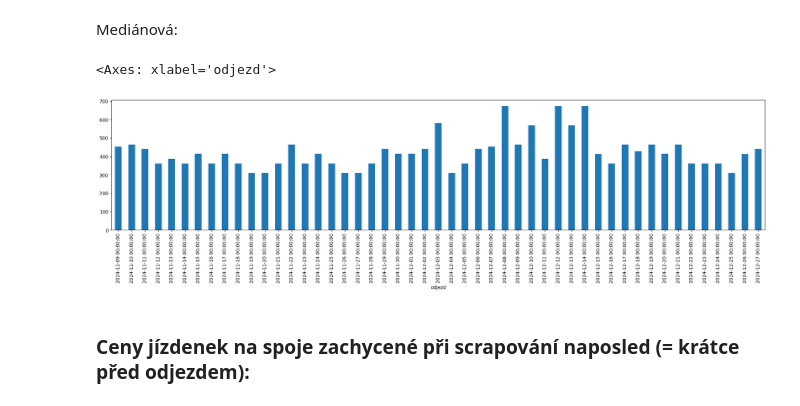
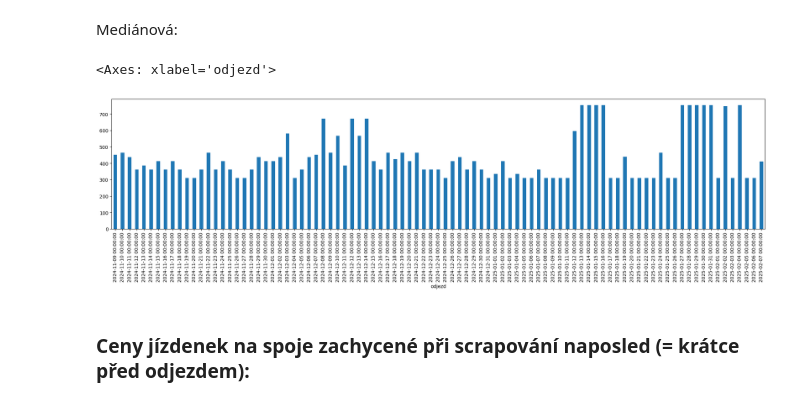
Before and after one commit to DataRozhlas/ceny-jizdenek, a Jupyter notebook: 116_vanocni_drazdany.ipynb, the cells around one changed output. Saved outputs shown, nothing was run; the diff lists cells and outputs as text; code cells hidden in the pictures.

```diff
--- a/116_vanocni_drazdany.ipynb
+++ b/116_vanocni_drazdany.ipynb
@@ -10,6 +10,8 @@ df = df[df['kam'].str.contains('Dresd',na=False)]
 df_prvni = df.drop_duplicates(subset=['odjezd'], keep='first')
 # %%
 df_posledni = df.drop_duplicates(subset=['odjezd'], keep='last')
+# %%
+dokdy = "2025-02-08"
 # %%
 df_posledni.sample()
 # %% [output]
@@ -30,10 +32,10 @@ df_prvni.groupby(pd.Grouper(key='odjezd', freq='D'))['cena'].max().plot.bar(figs
 # %% [markdown]
 Mediánová:
 # %%
-df_prvni[df_prvni['odjezd'] <= '2024-12-28'].groupby(pd.Grouper(key='odjezd', freq='D'))['cena'].median().plot.bar(figsize=(25,5))
+df_prvni[df_prvni['odjezd'] <= dokdy].groupby(pd.Grouper(key='odjezd', freq='D'))['cena'].median().plot.bar(figsize=(25,5))
 # %% [output]
 <Axes: xlabel='odjezd'>
-[figure, old version]
+[figure, new version]
 # %% [markdown]
 ### Ceny jízdenek na spoje zachycené při scrapování naposled (= krátce před odjezdem):
 # %% [markdown]
```
Also changed, not shown: parts of 7 cells of this notebook, 12 other files.
